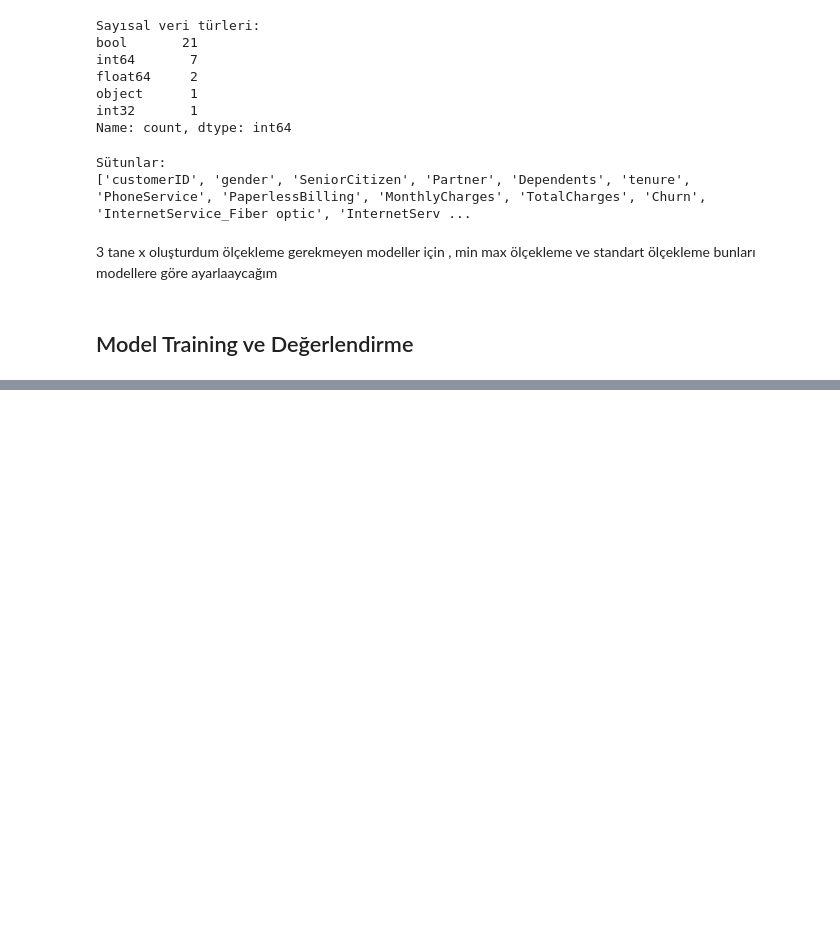
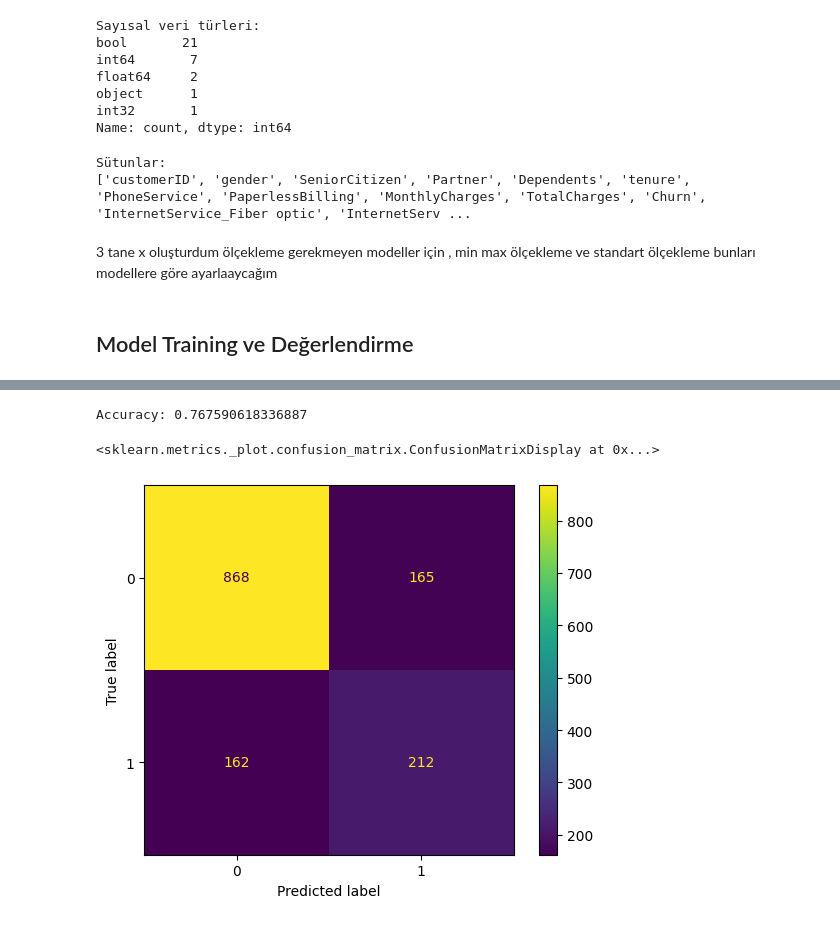
Before and after one commit to erenulusan/Churn-ML-Project, a Jupyter notebook: notebooks/2_Preprocessing_model_training.ipynb, the cells around one changed output, grey strips where cells are left out. Saved outputs shown, nothing was run; the diff lists cells and outputs as text; code cells hidden in the pictures; blank space fills up the shorter version.

```diff
--- a/notebooks/2_Preprocessing_model_training.ipynb
+++ b/notebooks/2_Preprocessing_model_training.ipynb
@@ -274,0 +306,12 @@ baseline_report
+# %%
+best_params = {}
+
+for name, model, params, Xtr, Xte in random_cv_models:
+    print(f"Tuning: {name}")
+    random_search = RandomizedSearchCV(estimator=model, param_distributions=params, n_iter=150, cv=5, n_jobs=-1, verbose=2, random_state=42)
+    random_search.fit(Xtr, y_train)
+    best_params[name] = random_search.best_params_
+
+print("\nEn iyi hiperparametreler:")
+for mdl, p in best_params.items():
+    print(f"  {mdl}: {p}")
@@ -274,0 +374,23 @@ baseline_report
+# %%
+from imblearn.over_sampling import SMOTE
+
+smote= SMOTE(random_state=42)
+X_smote, y_smote= smote.fit_resample(X_train, y_train)
+# %%
+xgb_params = {
+    "n_estimators": [100, 200, 300],
+    "learning_rate": [0.01, 0.05, 0.1, 0.2],
+    "max_depth": [3, 4, 5, 6],
+    "subsample": [0.6, 0.8, 1.0],
+    "colsample_bytree": [0.6, 0.8, 1.0],
+    "gamma": [0, 0.1, 0.2],
+    "reg_alpha": [0, 0.01, 0.1],
+    "reg_lambda": [0.1, 1.0]}
+# %%
+xgb_smote = XGBClassifier(eval_metric="logloss", use_label_encoder=False)
+
+random_search = RandomizedSearchCV(estimator=xgb_smote, param_distributions=xgb_params, n_iter=50,  cv=5, n_jobs=-1, verbose=2, random_state=42)
+
+random_search.fit(X_smote, y_smote)
+best_xgb_smote = random_search.best_estimator_
+best_xgb_smote
@@ -274,0 +423,11 @@ baseline_report
+# %%
+print("Accuracy:", accuracy_score(y_test, y_pred))
+# %% [output]
+Accuracy: 0.767590618336887
+# %%
+from sklearn.metrics import ConfusionMatrixDisplay
+
+ConfusionMatrixDisplay.from_estimator(best_xgb_smote, X_test, y_test)
+# %% [output]
+<sklearn.metrics._plot.confusion_matrix.ConfusionMatrixDisplay at 0x...>
+[figure, added]
```
Also changed, not shown: parts of 15 cells of this notebook, 5 other files.
